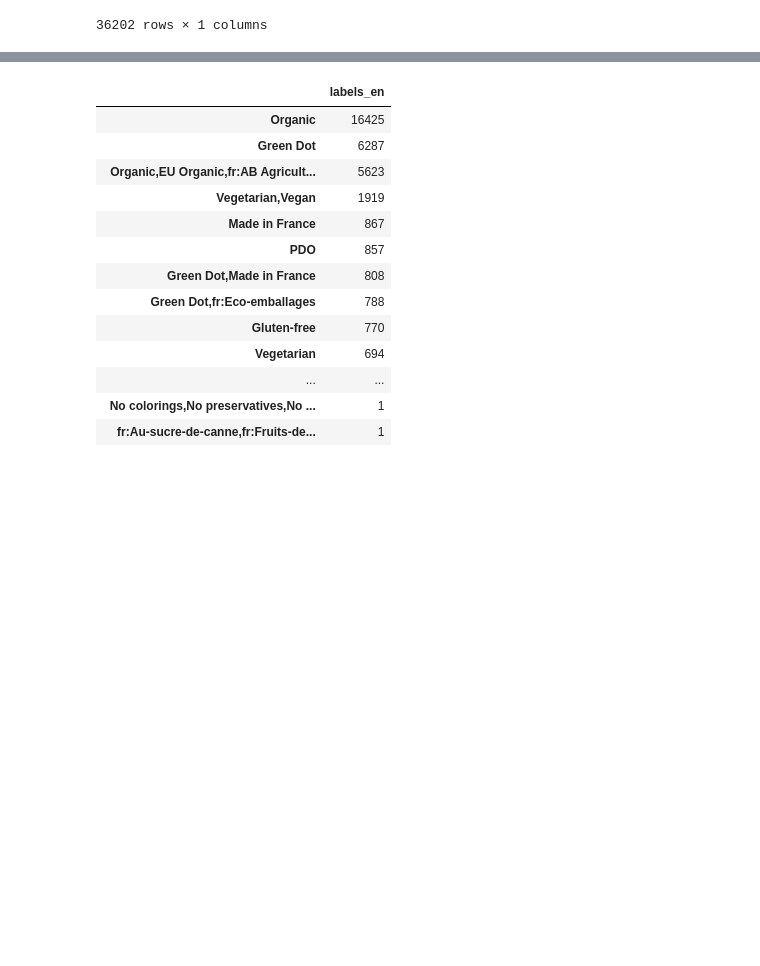
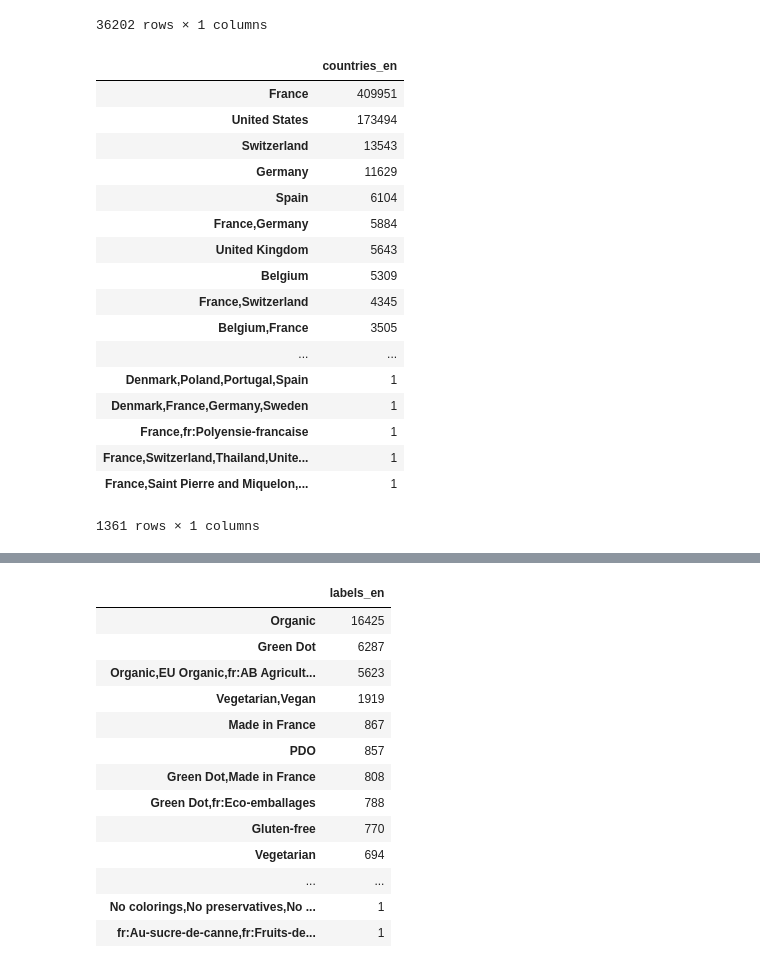
Before and after one commit to lanzrein/ada_project, a Jupyter notebook: DataExploration_JeV.ipynb, the cells around one changed output, grey strips where cells are left out. Cells and saved outputs as stored; diff of their text form; code cells hidden in the pictures; blank space fills up the shorter version.

```diff
--- a/DataExploration_JeV.ipynb
+++ b/DataExploration_JeV.ipynb
@@ -93,3 +93,24 @@ data["categories_en"].value_counts().to_frame()
 | Sugary snacks,Biscuits and cakes,... | 1 |
 | de:Jus-de-pomme,de:Jus-de-pommes-... | 1 |
 36202 rows × 1 columns
+# %%
+data["countries_en"].value_counts().to_frame()
+# %% [output]
+|  | countries_en |
+| France | 409951 |
+| United States | 173494 |
+| Switzerland | 13543 |
+| Germany | 11629 |
+| Spain | 6104 |
+| France,Germany | 5884 |
+| United Kingdom | 5643 |
+| Belgium | 5309 |
+| France,Switzerland | 4345 |
+| Belgium,France | 3505 |
+| ... | ... |
+| Denmark,Poland,Portugal,Spain | 1 |
+| Denmark,France,Germany,Sweden | 1 |
+| France,fr:Polyensie-francaise | 1 |
+| France,Switzerland,Thailand,Unite... | 1 |
+| France,Saint Pierre and Miquelon,... | 1 |
+1361 rows × 1 columns
```
Also changed, not shown: parts of 4 cells of this notebook, 2 other files.
